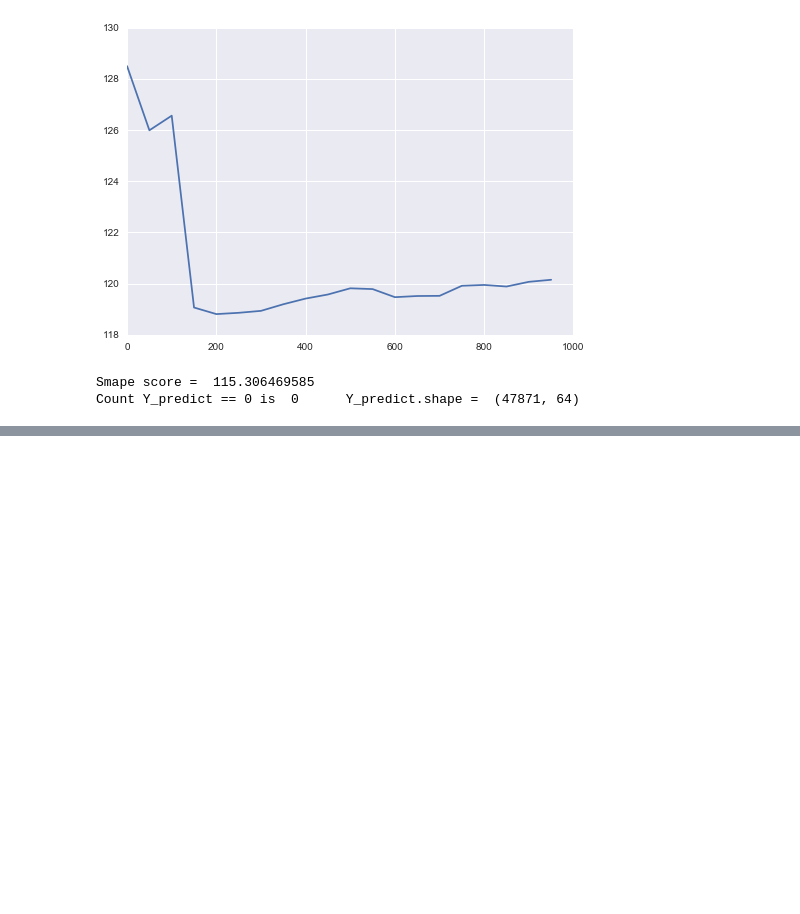
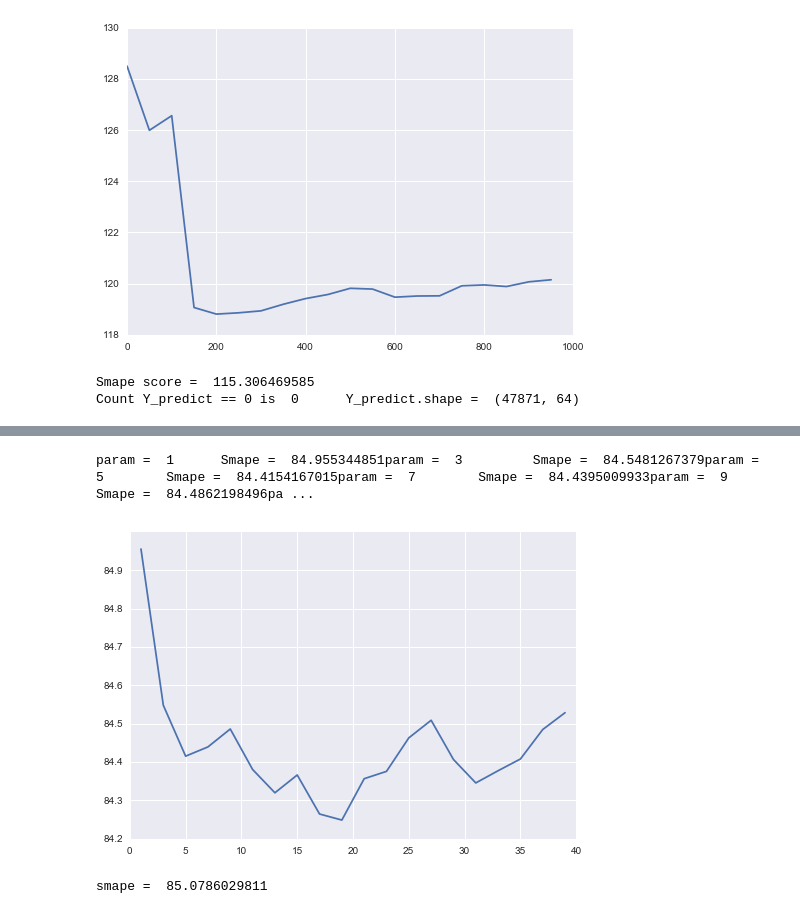
Before and after one commit to MatthewMcGonagle/KaggleWikiTraffic, a Jupyter notebook: SortedWindows.ipynb, the cells around one changed output, grey strips where cells are left out. Drawn from its saved outputs; the diff is of its cells as text; code cells hidden in the pictures; blank space fills up the shorter version.

```diff
--- a/SortedWindows.ipynb
+++ b/SortedWindows.ipynb
@@ -245,0 +321,40 @@ Count Y_predict == 0 is  0      Y_predict.shape =  (47871, 64)
+# %%
+# Let's do transform parameter search to be sure.
+
+param_search = np.arange(1, 40, 2)
+smapes = []
+for param in param_search:
+    Z_train = Ztransform(Y_train, param)
+    Z_valid = Ztransform(Y_valid, param)
+
+    model.fit(X_train, Z_train)
+    Z_predict = model.predict(X_valid)
+    Y_predict = invZtransform(Z_predict, param)
+    newsmape = smape(1e-6 + Y_predict, Y_valid)
+    print('param = ', param, '\tSmape = ', newsmape, end = '')
+    smapes.append(newsmape)
+plt.plot(param_search, smapes)
+plt.show()
+# %% [output]
+param =  1      Smape =  84.955344851param =  3         Smape =  84.5481267379param =  5        Smape =  84.4154167015param =  7        Smape =  84.4395009933param =  9        Smape =  84.4862198496pa ...
+[figure, added]
+# %%
+# Let's try Decision Tree on transformed Y.
+
+def Ztransform(Y, param):
+    return 1 / (param + Y)
+
+def invZtransform(Z, param ):
+    return -param + 1 / Z
+
+model = Pipeline([ ('means', FunctionTransformer(window_means, kw_args = {'nWindows' : 3, 'windowSize' : 150})),
+                   ('sorted', FunctionTransformer(lambda X : np.sort(X))),
+                   ('tree', DecisionTreeRegressor(max_depth = 10)) ])
+Z_trainvalid = Ztransform(Y_trainvalid, param = 100)
+Z_test = Ztransform(Y_test, param = 100)
+model.fit(X_trainvalid, Z_trainvalid)
+Z_predict = model.predict(X_test)
+Y_predict = invZtransform(Z_predict, param = 100)
+print('smape = ', smape(1e-4+Y_predict, Y_test))
+# %% [output]
+smape =  85.0786029811
```
Also changed, not shown: parts of 6 cells of this notebook, 1 other file.
